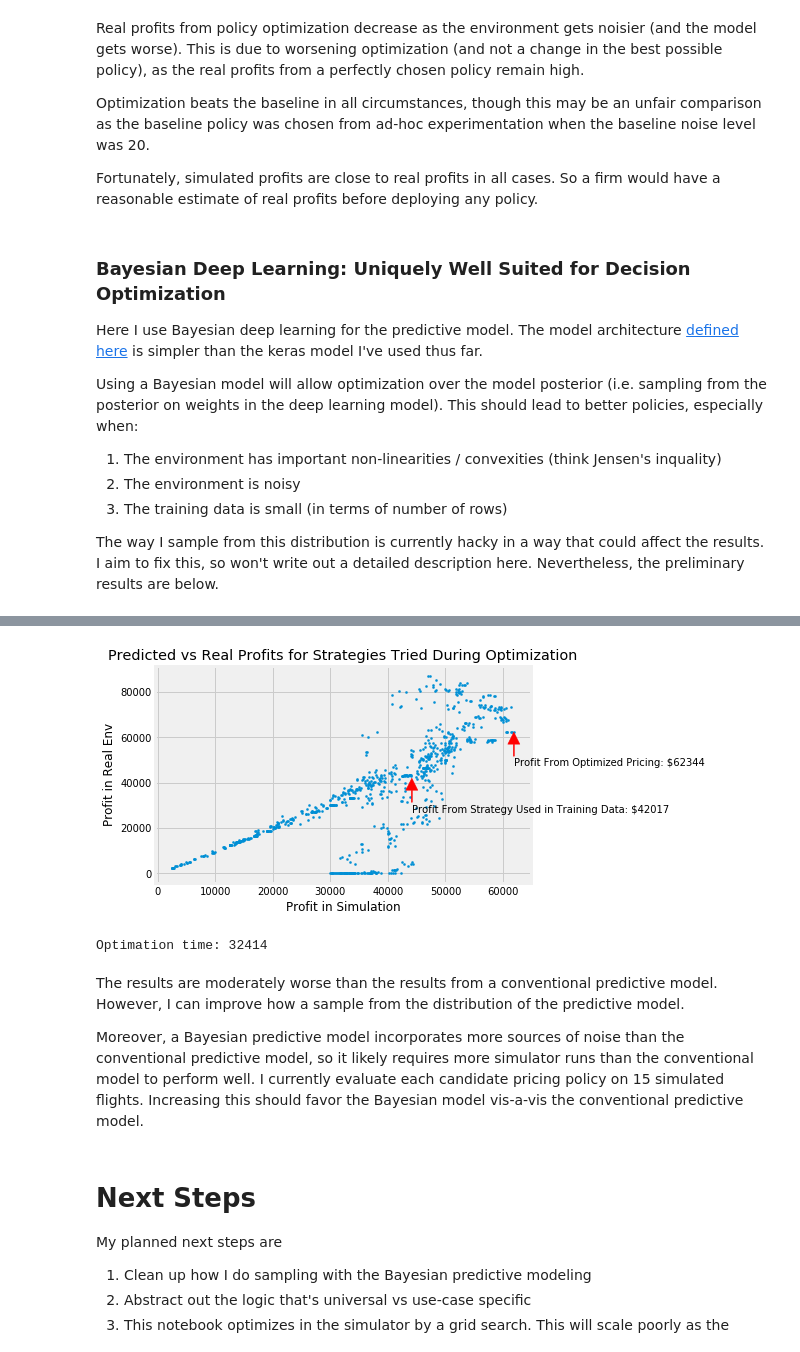
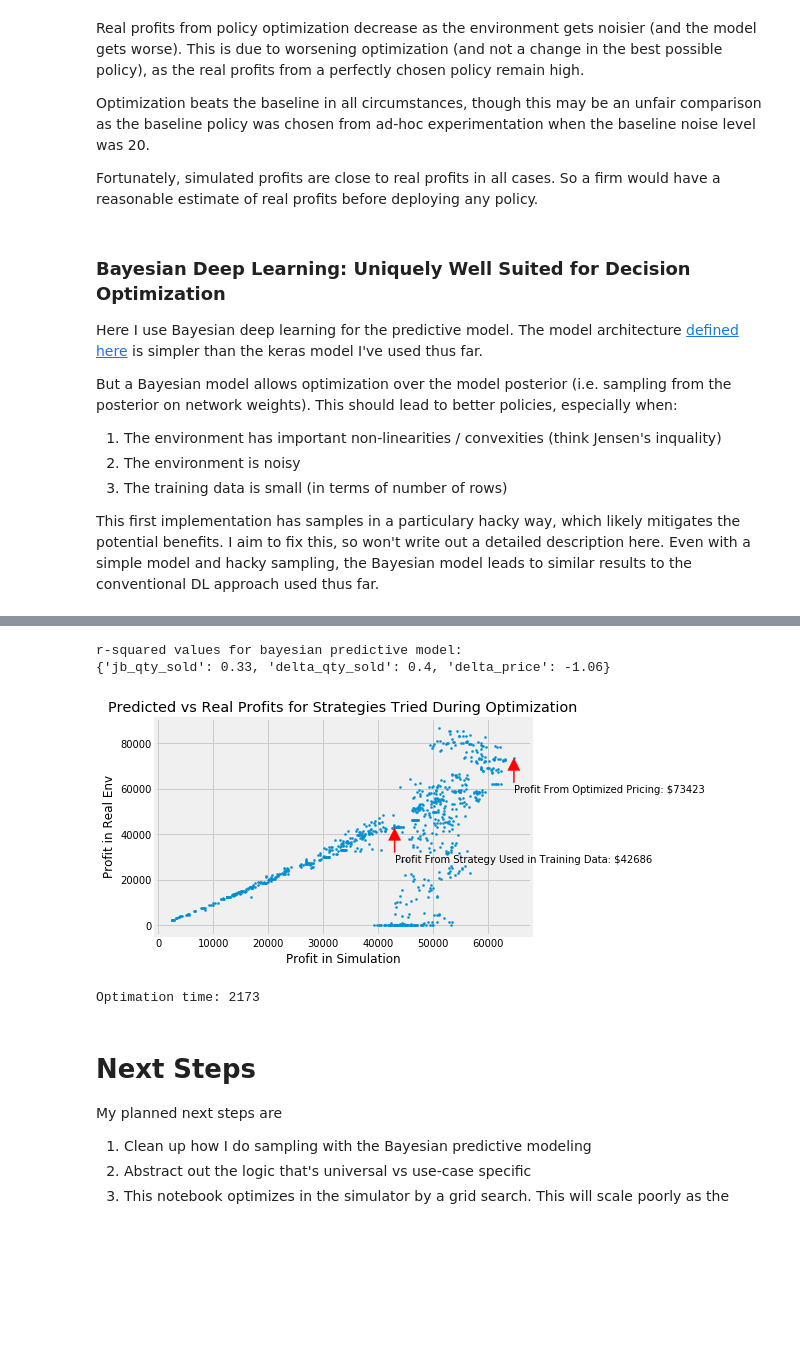
Before and after one commit to Mustapha-Wasseja/sem_policy_opt, a Jupyter notebook: main.ipynb, the cells around one changed output, grey strips where cells are left out. Saved outputs shown, nothing was run; the diff lists cells and outputs as text; code cells hidden in the pictures; blank space fills up the shorter version.

```diff
--- a/main.ipynb
+++ b/main.ipynb
@@ -115,14 +106,16 @@ def simple_price_fn(my_demand_signal, days_before_flight, my_seats_avail, compet
 
 Airlines have historical data they can use to build a model. Here, I run the "real" environment to create training data.
 # %%
+%load_ext autoreload
+%autoreload 2
+
 from sem_policy_opt.market import Market
-from sem_policy_opt.market_conditions import CompetitiveConditions
 from sem_policy_opt.diagnostics import run_env
+from sem_policy_opt.real_dgp import RealDGP
 
-real_market_conditions = CompetitiveConditions(delta_price_fn = simple_price_fn,
-                                               qty_fn=get_true_qty_demanded_fn(POTENTIAL_CUSTOMERS_PER_DAY, CUSTOMER_LEVEL_RANDOMNESS))
+real_dgp = RealDGP(delta_price_fn = simple_price_fn) # Assume Delta uses price_fn defined above
 
-real_market = Market(real_market_conditions, MAX_DEMAND_LEVEL, DEMAND_SIGNAL_NOISINESS, SEATS_PER_FLIGHT, SALES_WINDOW_LENGTH)
+real_market = Market(real_dgp, MAX_DEMAND_LEVEL, DEMAND_SIGNAL_NOISINESS, SEATS_PER_FLIGHT, SALES_WINDOW_LENGTH)
 
 train_profits, train_data = run_env(real_market, simple_price_fn, n_times=FLIGHTS_IN_TRAINING_DATA)
 val_profits, val_data = run_env(real_market, simple_price_fn, n_times=FLIGHTS_IN_VAL_DATA)
@@ -154,8 +144,9 @@ r-squared values for predictive model:
 
 I create a market based not on the true data generating processes (which the Jetblue doesn't know), but instead based on the predictive model.
 # %%
-sim_market_conditions = CompetitiveConditions(predictive_model=predictive_model)
-sim_market = Market(sim_market_conditions, MAX_DEMAND_LEVEL, DEMAND_SIGNAL_NOISINESS, SEATS_PER_FLIGHT, SALES_WINDOW_LENGTH)
+sim_market = Market(predictive_model, MAX_DEMAND_LEVEL,
+                    DEMAND_SIGNAL_NOISINESS, SEATS_PER_FLIGHT,
+                    SALES_WINDOW_LENGTH)
 # %% [markdown]
 
 As a diagnostic, I compare predicted profits from using Jetblue's current pricing function in the training, validation and simulator data.
@@ -286,18 +277,21 @@ Fortunately, simulated profits are close to real profits in all cases. So a firm
 
 Here I use Bayesian deep learning for the predictive model. The model architecture [defined here](https://github.com/dansbecker/sem_policy_opt/blob/master/sem_policy_opt/pymc_models.py#L16) is simpler than the keras model I've used thus far.
 
-Using a Bayesian model will allow optimization over the model posterior (i.e. sampling from the posterior on weights in the deep learning model). This should lead to better policies, especially when:
+But a Bayesian model allows optimization over the model posterior (i.e. sampling from the posterior on network weights). This should lead to better policies, especially when:
 
 1. The environment has important non-linearities / convexities (think Jensen's inquality)
 2. The environment is noisy
 3. The training data is small (in terms of number of rows)
 
-The way I sample from this distribution is currently hacky in a way that could affect the results. I aim to fix this, so won't write out a detailed description here. Nevertheless, the preliminary results are below.
+This first implementation has samples in a particulary hacky way, which likely mitigates the potential benefits. I aim to fix this, so won't write out a detailed description here. Even with a simple model and hacky sampling, the Bayesian model leads to similar results to the conventional DL approach used thus far.
 # %%
 bayesian_predictive_model = WrappedPymcModel(train_data)
 
-bayesian_sim_market_conditions = CompetitiveConditions(predictive_model=bayesian_predictive_model)
-bayesian_sim_market = Market(bayesian_sim_market_conditions,
+print('r-squared values for bayesian predictive model:')
+print(r_squared(bayesian_predictive_model, val_data.iloc[:200]))
+
+optim_start_time = time()
+bayesian_sim_market = Market(bayesian_predictive_model,
                              MAX_DEMAND_LEVEL,
                              DEMAND_SIGNAL_NOISINESS,
                              SEATS_PER_FLIGHT,
@@ -317,9 +311,7 @@ Finished [100%]: Average Loss = 1.238e+05
+r-squared values for bayesian predictive model:
+{'jb_qty_sold': 0.33, 'delta_qty_sold': 0.4, 'delta_price': -1.06}
-[figure, old version]
+[figure, new version]
-Optimation time: 32414
+Optimation time: 2173
-# %% [markdown]
-The results are moderately worse than the results from a conventional predictive model. However, I can improve how a sample from the distribution of the predictive model.
-
-Moreover, a Bayesian predictive model incorporates more sources of noise than the conventional predictive model, so it likely requires more simulator runs than the conventional model to perform well. I currently evaluate each candidate pricing policy on 15 simulated flights. Increasing this should favor the Bayesian model vis-a-vis the conventional predictive model.
 # %% [markdown]
 # Next Steps
 
```
Also changed, not shown: parts of 11 cells of this notebook, 9 other files.
